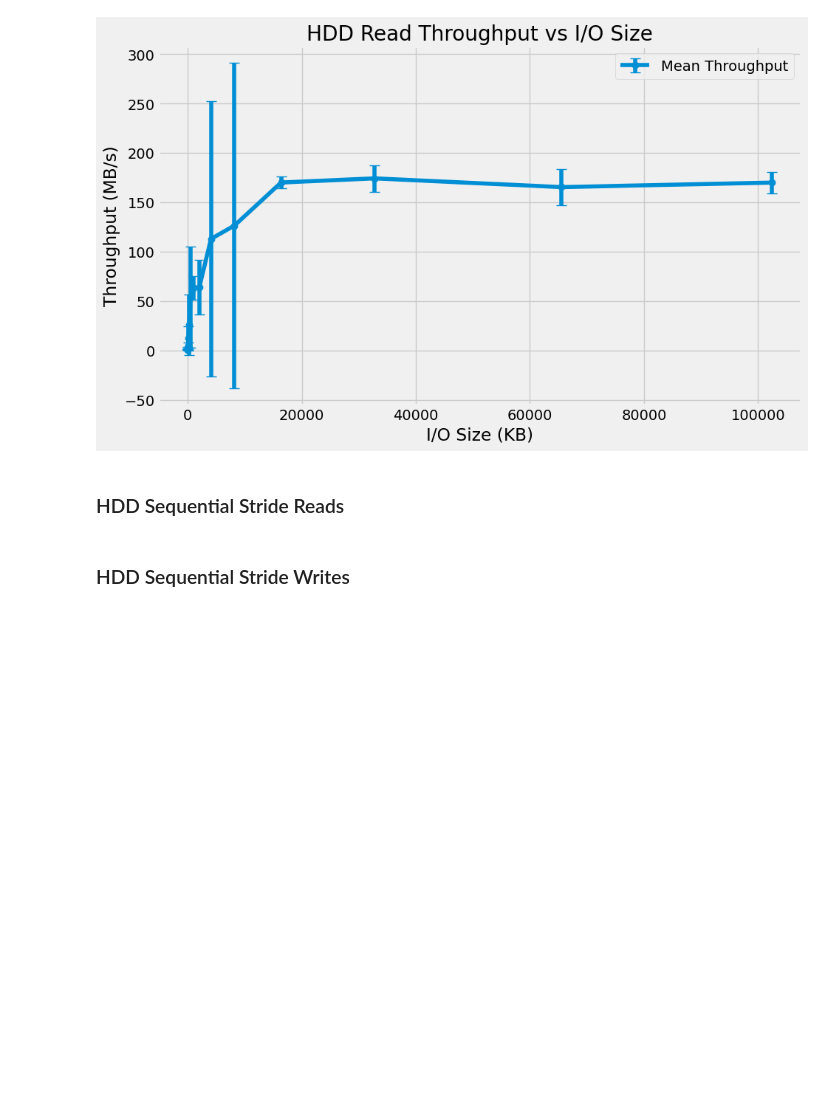
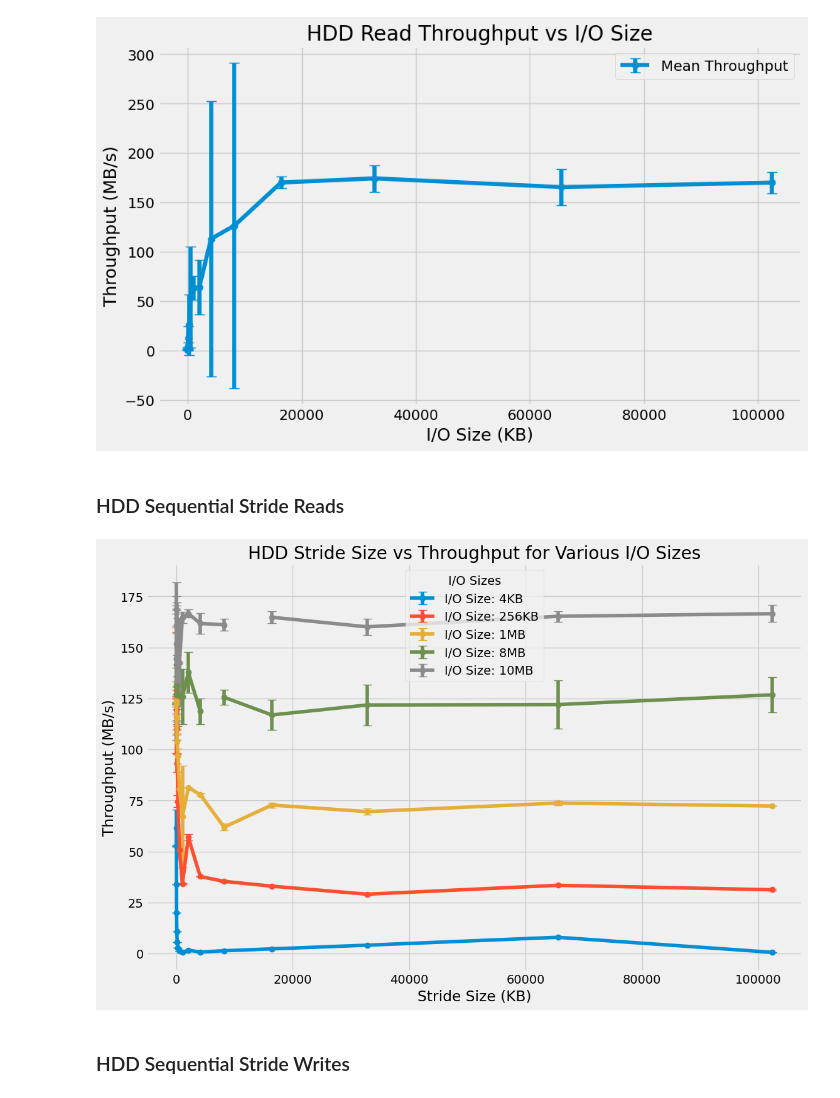
Before and after one commit to jasonyi-unc/disk-scheduler, a Jupyter notebook: src/plot_script.ipynb, the cells around one changed output. Drawn from its saved outputs; the diff is of its cells as text; code cells hidden in the pictures; blank space fills up the shorter version.

Commit message:
added more data, adjusted script

```diff
--- a/src/plot_script.ipynb
+++ b/src/plot_script.ipynb
@@ -167,7 +167,27 @@ plot_throughput(
 # %% [markdown]
 ### HDD Sequential Stride Reads
 # %%
-data = extract_throughputs('../data/HDD/sequential/read/stride/KB_4.txt')
+data1 = extract_throughputs('../data/HDD/sequential/read/stride/KB_4.txt')
+data2 = extract_throughputs('../data/HDD/sequential/read/stride/KB_256.txt')
+data3 = extract_throughputs('../data/HDD/sequential/read/stride/MB_1.txt')
+data4 = extract_throughputs('../data/HDD/sequential/read/stride/MB_8.txt')
+data5 = extract_throughputs('../data/HDD/sequential/read/stride/MB_10.txt')
+
+# Combine all data into a list
+data_list = [data1, data2, data3, data4, data5]
+
+# Corresponding I/O sizes
+io_sizes = ['4KB', '256KB', '1MB', '8MB', '10MB']
+
+plot_stride_vs_throughput_multiple_io_sizes(
+    data_list,
+    io_sizes,
+    title='HDD Stride Size vs Throughput for Various I/O Sizes',
+    x_label='Stride Size (KB)',
+    y_label='Throughput (MB/s)'
+)
+# %% [output]
+[figure, added]
 # %% [markdown]
 ### HDD Sequential Stride Writes
 # %%
```
Also changed, not shown: parts of 1 cell of this notebook, 7 other files.
